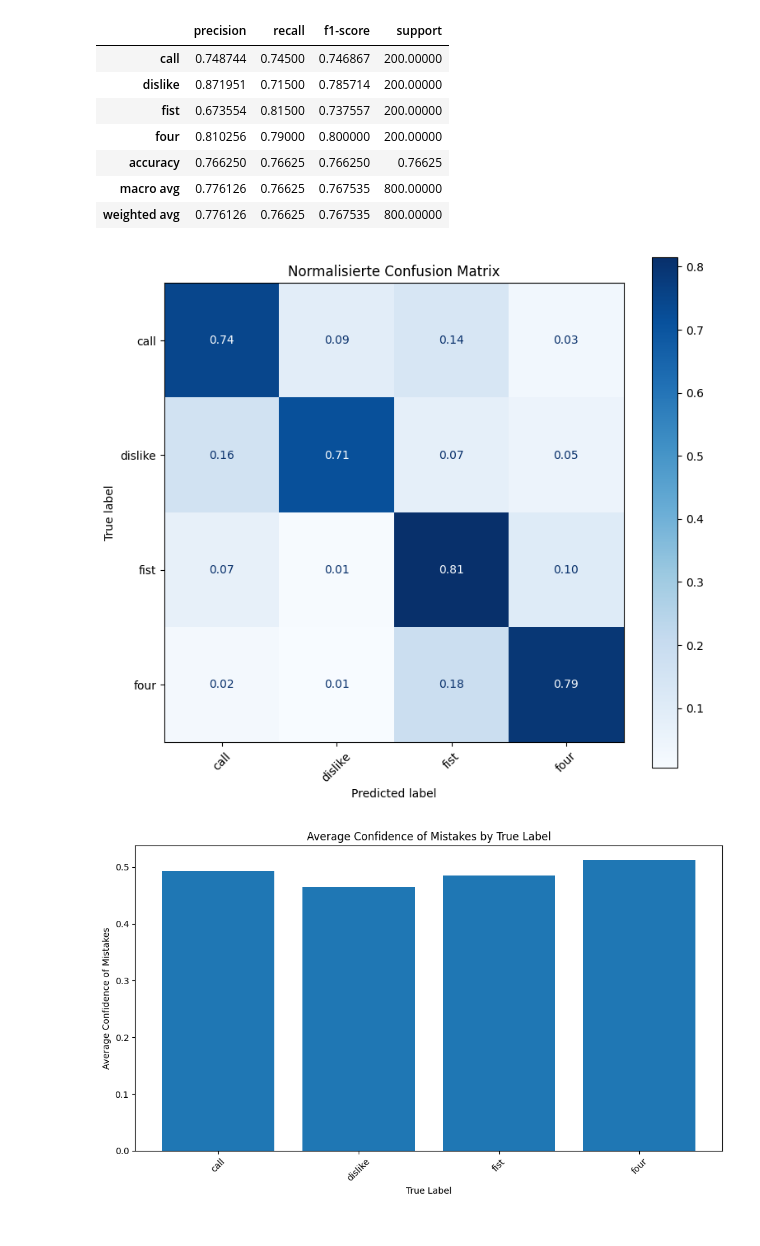
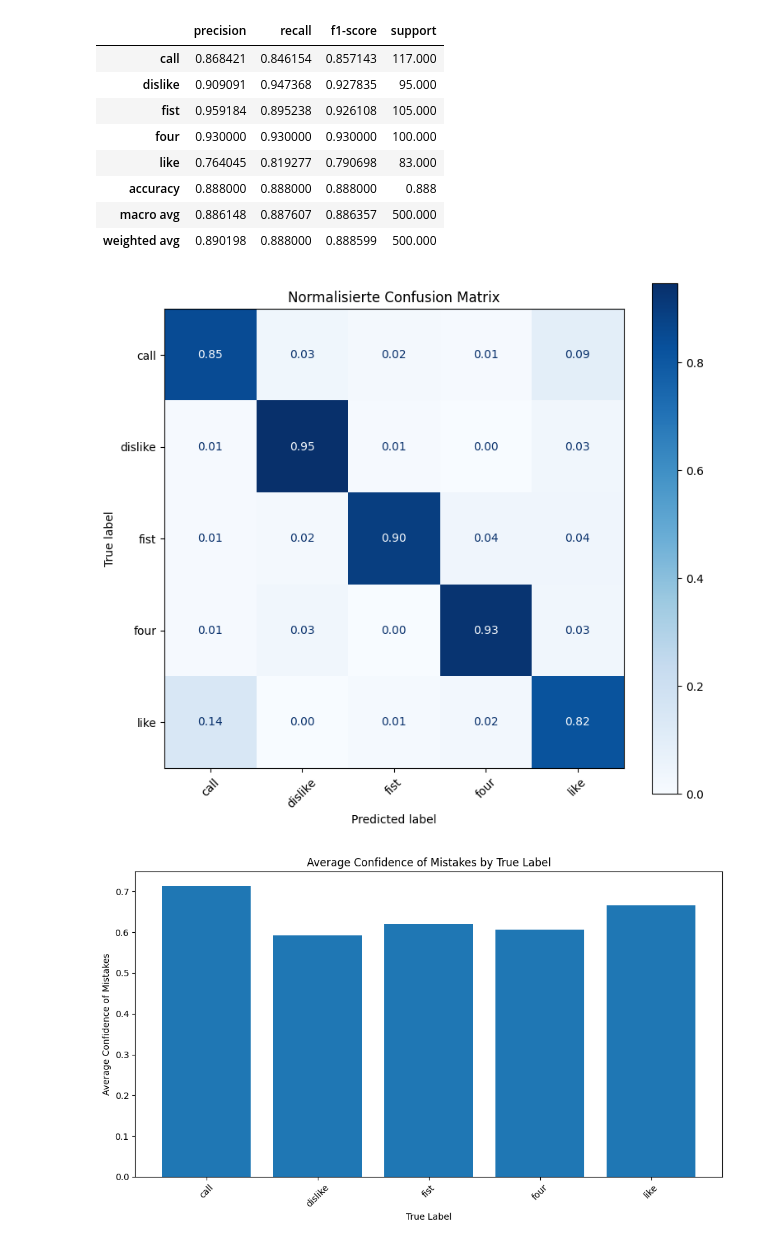
Before and after one commit to JORE95/AI-VIS, a Jupyter notebook: Testing.ipynb, the cells around one changed output. Drawn from its saved outputs; the diff is of its cells as text; code cells hidden in the pictures.

```diff
--- a/Testing.ipynb
+++ b/Testing.ipynb
@@ -15,26 +16,10 @@ from sklearn.metrics import classification_report
 # %%
-train_path = "hagrid-sample-30k-384p/hagrid_30k"
-folders = sorted(
-    f for f in os.listdir(train_path)
-    if os.path.isdir(os.path.join(train_path, f))
-)[:4]
-
-List_of_files = []
-labels = []
-
-for folder in folders:
-    folder_path = f"hagrid-sample-30k-384p/hagrid_30k/{folder}"
-
-    for file in os.listdir(folder_path)[500:700]:
-        folder_file_path = f"{folder_path}/{file}"
-        List_of_files.append(folder_file_path)
-        labels.append(folder)
+label_to_id = pd.read_csv("Data/label_to_id_mapping.csv").set_index("label")["id"].to_dict()
+dx=pd.read_csv("Data/Test_set.csv")
 
 
-X=pd.DataFrame(List_of_files, columns=["file_path"])
-y=pd.DataFrame(labels, columns=["label"])
-label_to_id = {name: idx for idx, name in enumerate(sorted(y["label"].unique()))}
-y["label"] = y["label"].map(label_to_id)
+X=dx["X"].tolist()
+y=dx["y"].tolist()
 # %%
 model = AutoModelForImageClassification.from_pretrained(
     "./best_model",
@@ -106,7 +91,7 @@ test_transform = transforms.Compose([
 
 
 
-test_dataset = CachedImageDataset(X["file_path"].tolist(), y["label"].tolist(), transform=test_transform)
+test_dataset = CachedImageDataset(X, y, transform=test_transform)
 test_loader = torch.utils.data.DataLoader(test_dataset, batch_size=32, shuffle=False)
 total_correct=0
 total_samples=0
@@ -150,13 +135,14 @@ report_df = pd.DataFrame(report).transpose()
 display(report_df)
 # %% [output]
 |  | precision | recall | f1-score | support |
-| call | 0.748744 | 0.74500 | 0.746867 | 200.00000 |
-| dislike | 0.871951 | 0.71500 | 0.785714 | 200.00000 |
-| fist | 0.673554 | 0.81500 | 0.737557 | 200.00000 |
-| four | 0.810256 | 0.79000 | 0.800000 | 200.00000 |
-| accuracy | 0.766250 | 0.76625 | 0.766250 | 0.76625 |
-| macro avg | 0.776126 | 0.76625 | 0.767535 | 800.00000 |
-| weighted avg | 0.776126 | 0.76625 | 0.767535 | 800.00000 |
+| call | 0.868421 | 0.846154 | 0.857143 | 117.000 |
+| dislike | 0.909091 | 0.947368 | 0.927835 | 95.000 |
+| fist | 0.959184 | 0.895238 | 0.926108 | 105.000 |
+| four | 0.930000 | 0.930000 | 0.930000 | 100.000 |
+| like | 0.764045 | 0.819277 | 0.790698 | 83.000 |
+| accuracy | 0.888000 | 0.888000 | 0.888000 | 0.888 |
+| macro avg | 0.886148 | 0.887607 | 0.886357 | 500.000 |
+| weighted avg | 0.890198 | 0.888000 | 0.888599 | 500.000 |
 # %%
 fig, ax = plt.subplots(figsize=(8, 7))
 
@@ -176,40 +162,40 @@ ax.set_title("Normalisierte Confusion Matrix")
 plt.tight_layout()
 plt.show()
 # %% [output]
-[figure, old version]
+[figure, new version]
 # %%
 results = pd.DataFrame({
-    "file_path": X["file_path"].tolist(),
+    "file_path": X,
     "true_id": all_true,
     "predicted_id": all_predictions,
     "confidence": all_confidences
 })
 
 results["true_label"] = results["true_id"].map(
     dict(enumerate(class_names))
 )
 results["predicted_label"] = results["predicted_id"].map(
     dict(enumerate(class_names))
 )
 results["correct"] = results["true_id"] == results["predicted_id"]
 
 mistakes = results[~results["correct"]].sort_values(
     "confidence",
     ascending=False
 )
 
 mistakes_grouped=mistakes.groupby("true_label")["confidence"].mean().reset_index()
 
 plt.figure(figsize=(10, 6))
 plt.bar(
     mistakes_grouped["true_label"],
     mistakes_grouped["confidence"]
 )
 plt.xlabel("True Label")
 plt.ylabel("Average Confidence of Mistakes")
 plt.title("Average Confidence of Mistakes by True Label")
 plt.xticks(rotation=45)
 plt.tight_layout()
 plt.show()
 # %% [output]
-[figure, old version]
+[figure, new version]
```
Also changed, not shown: parts of 3 cells of this notebook, 7 other files.
